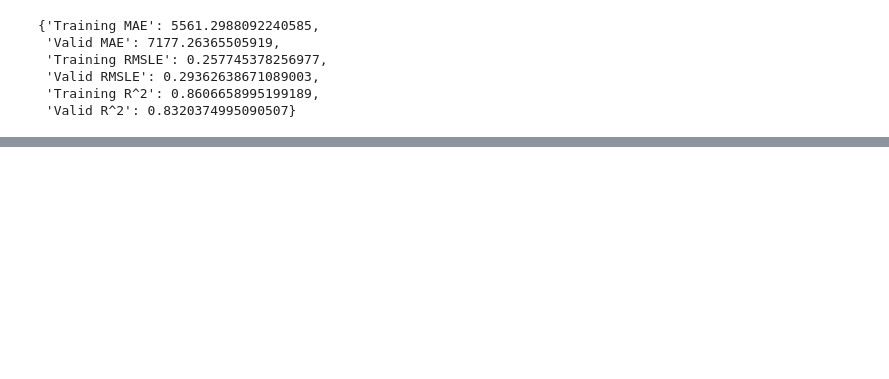
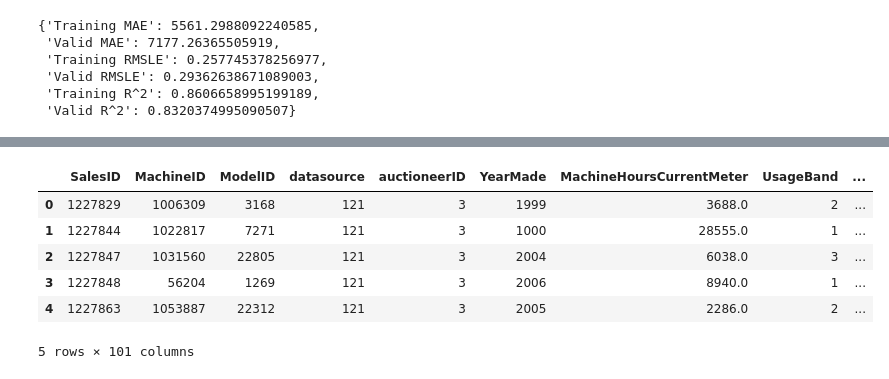
Before and after one commit to lorenarms/Machine_Learning, a Jupyter notebook: bulldozer_price_prediction_project/Bulldozer Price Prediction Project.ipynb, the cells around one changed output, grey strips where cells are left out. Saved outputs shown, nothing was run; the diff lists cells and outputs as text; code cells hidden in the pictures; blank space fills up the shorter version.

```diff
--- a/bulldozer_price_prediction_project/Bulldozer Price Prediction Project.ipynb
+++ b/bulldozer_price_prediction_project/Bulldozer Price Prediction Project.ipynb
@@ -627,0 +774,44 @@ show_scores(model)
+# %%
+# get test data in the same format as train and valid datasets
+# fill missing, convert types
+
+def preprocess_data(df):
+    '''
+    Performs transformations on the dataframe and returns the transformed df
+    '''
+    df["saleYear"] = df.saledate.dt.year
+    df["saleMonth"] = df.saledate.dt.month
+    df["saleDay"] = df.saledate.dt.day
+    df["saleDayOfWeek"] = df.saledate.dt.dayofweek
+    df["saleDayOfYear"] = df.saledate.dt.dayofyear
+
+    df.drop("saledate", axis=1, inplace=True)
+
+    # fill numeric rows with median
+
+    for label, content in df.items():
+        if pd.api.types.is_numeric_dtype(content):
+            if pd.isnull(content).sum():
+                # add a binary column which tells if the
+                # data was missing
+                df[label+"_is_missing"] = pd.isnull(content)
+                # fill missing numeric values with median
+                df[label] = content.fillna(content.median())
+
+        # fill categorical missing data and turn categories into numbers\
+        if not pd.api.types.is_numeric_dtype(content):
+            df[label+"_is_missing"] = pd.isnull(content)
+            df[label] = pd.Categorical(content).codes+1
+
+    return df
+# %%
+df_test = preprocess_data(df_test)
+df_test.head()
+# %% [output]
+|  | SalesID | MachineID | ModelID | datasource | auctioneerID | YearMade | MachineHoursCurrentMeter | UsageBand | ... |
+| 0 | 1227829 | 1006309 | 3168 | 121 | 3 | 1999 | 3688.0 | 2 | ... |
+| 1 | 1227844 | 1022817 | 7271 | 121 | 3 | 1000 | 28555.0 | 1 | ... |
+| 2 | 1227847 | 1031560 | 22805 | 121 | 3 | 2004 | 6038.0 | 3 | ... |
+| 3 | 1227848 | 56204 | 1269 | 121 | 3 | 2006 | 8940.0 | 1 | ... |
+| 4 | 1227863 | 1053887 | 22312 | 121 | 3 | 2005 | 2286.0 | 2 | ... |
+5 rows × 101 columns
```
Also changed, not shown: parts of 36 cells of this notebook, 3 other files.
